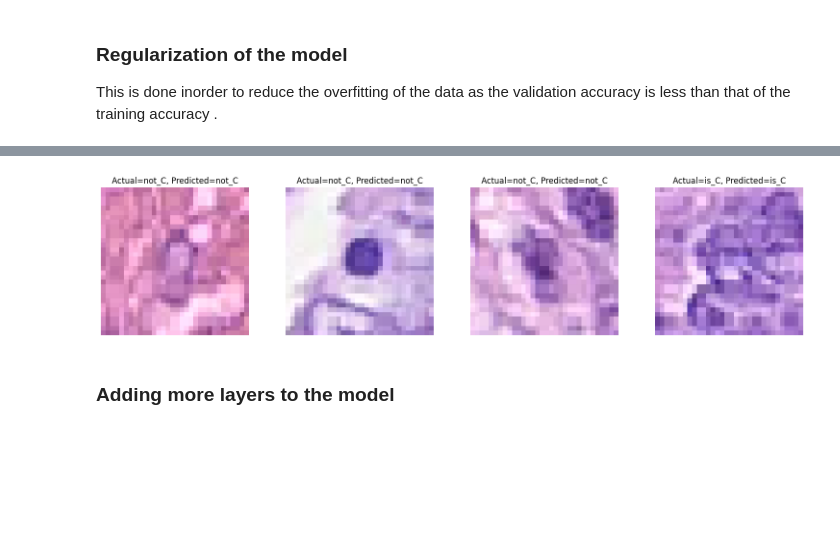
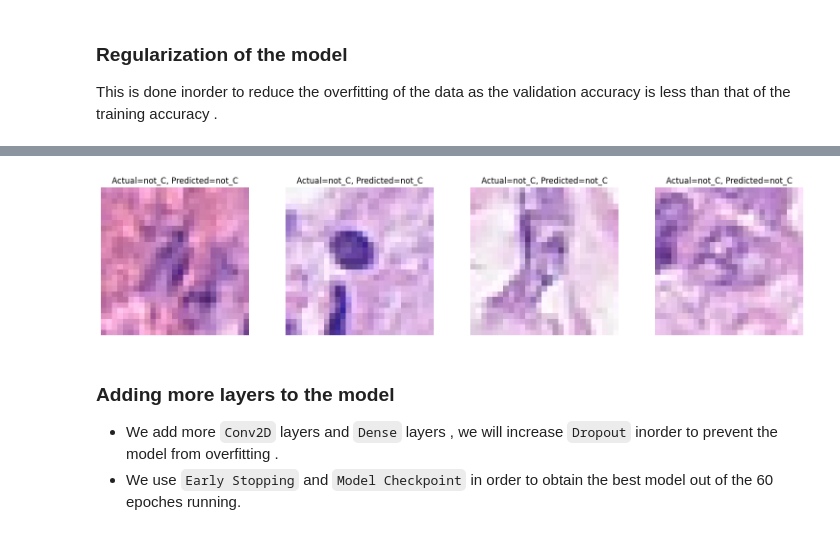
Before and after one commit to SumethD/cancerCell_Image_classification-Model, a Jupyter notebook: image_binary_classification.ipynb, the cells around one changed output, grey strips where cells are left out. Cells and saved outputs as stored; diff of their text form; code cells hidden in the pictures; blank space fills up the shorter version.

```diff
--- a/image_binary_classification.ipynb
+++ b/image_binary_classification.ipynb
@@ -283,18 +416,18 @@ plt.show()
 
 This is done inorder to reduce the overfitting of the data as the validation accuracy is less than that of the training accuracy .
 # %%
-reg_lambda = 0.0001
-from keras.regularizers import l2 ,l1
+reg_lambda = 0.01
+from keras.regularizers import l2
 
 base_model_reg = Sequential([
-    Flatten(input_shape=(32,32,3)),
-    Dense(128, activation='sigmoid', kernel_regularizer=l2(reg_lambda)),
-    Dense(1,activation='sigmoid', kernel_regularizer=l2(reg_lambda))
+    Flatten(input_shape=(27,27,3)),
+    Dense(256,activation='sigmoid', kernel_regularizer=l2(reg_lambda)),
+    Dense(1,activation='sigmoid')
 ])
 
 base_model_reg.compile(optimizer=SGD(),
               loss=binary_crossentropy,
               metrics=['accuracy'])
 
-history_reg = base_model_reg.fit(train_generator, validation_data = validation_generator, epochs=200, verbose=1)
+history_reg = base_model_reg.fit(train_generator, validation_data = validation_generator, epochs=100, verbose=1)
 # %% [output]
@@ -319,0 +483,13 @@ Epoch 200/200
+# %%
+add_layers = Sequential([
+    Flatten(input_shape=(27,27,3)),
+    Dense(256, activation='relu'),
+    Dense(128, activation='sigmoid'),
+    Dense(1, activation='sigmoid')
+])
+
+add_layers.compile(optimizer=SGD(),
+              loss=binary_crossentropy,
+              metrics=['accuracy'])
+
+history_add_lyr = add_layers.fit(train_generator, validation_data = validation_generator, epochs=100, verbose=1)
@@ -441,16 +568,0 @@ for x,y in test_generator:
-# %%
-label_names = {0: 'not_C', 1: 'is_C'}
-plt.figure(figsize=(19,4))
-batches = 0
-for x,y in test_generator:
-    batches = batches + 1
-    y_pred = base_model_reg_drp.predict(x, verbose=0)
-    x = np.squeeze(x)
-    if batches <= 4:
-        plt.subplot(1,4,batches)
-        plt.imshow(x)
-        plt.title("Actual={}, Predicted={}".format(label_names[int(y[0])], label_names[int(np.round(y_pred[0][0]))]))
-    else:
-        break
-    plt.axis('off')
-plt.show()
@@ -477,22 +587,25 @@ plt.show()
 # %%
 label_names = {0: 'not_C', 1: 'is_C'}
 plt.figure(figsize=(19,4))
 batches = 0
 for x,y in test_generator:
     batches = batches + 1
-    y_pred = base_model.predict(x, verbose=0)
+    y_pred = base_model_2.predict(x, verbose=0)
     x = np.squeeze(x)
     if batches <= 4:
         plt.subplot(1,4,batches)
         plt.imshow(x)
         plt.title("Actual={}, Predicted={}".format(label_names[int(y[0])], label_names[int(np.round(y_pred[0][0]))]))
     else:
         break
     plt.axis('off')
 plt.show()
 # %% [output]
-[figure, old version]
+[figure, new version]
-# %% [markdown]
-### Adding more layers to the model
+# %% [markdown]
+### Adding more layers to the model
+
++ We add more `Conv2D` layers and `Dense` layers , we will increase `Dropout` inorder to prevent the model from overfitting .
++ We use `Early Stopping` and `Model Checkpoint` in order to obtain the best model out of the 60 epoches running.
 # %%
 adv_model = Sequential([
```
Also changed, not shown: parts of 62 cells of this notebook, 5 other files.
